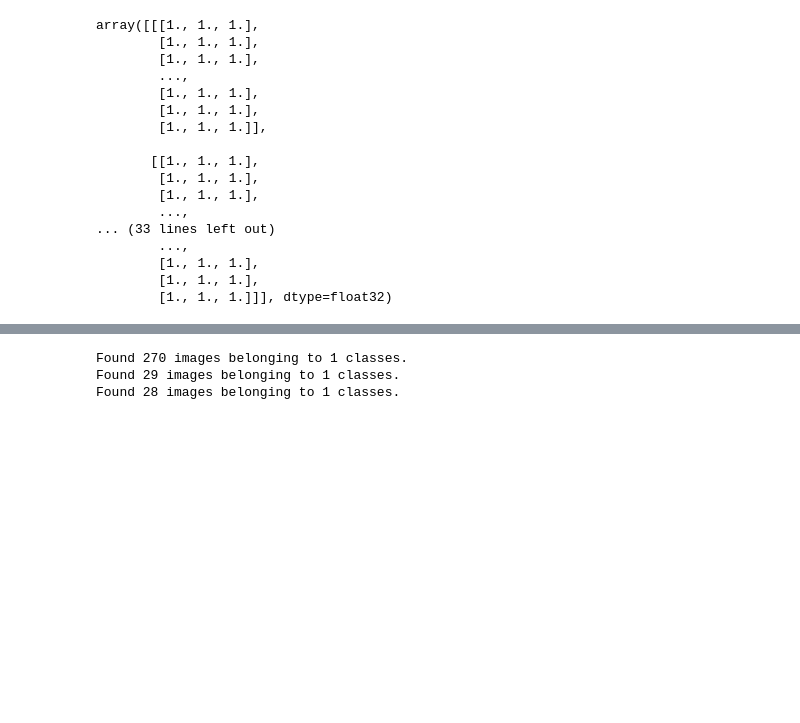
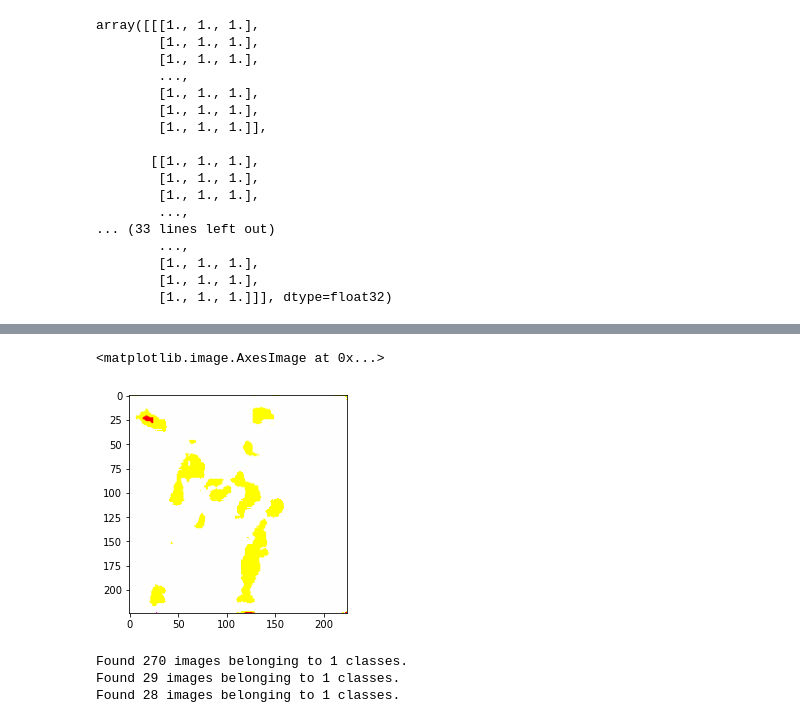
Before and after one commit to baekyk/DeepLearning_Project_CV, a Jupyter notebook: pikachu.ipynb, the cells around one changed output, grey strips where cells are left out. Saved outputs shown, nothing was run; the diff lists cells and outputs as text; code cells hidden in the pictures; blank space fills up the shorter version.

```diff
--- a/pikachu.ipynb
+++ b/pikachu.ipynb
@@ -318,3 +366,16 @@ plt.imshow(result[1])
+# %%
+aa =cv2.imread('./Website/static/sketch_00000001.png')
+# %%
+aa = tf.expand_dims(aa,axis=0)
+# %%
+res = model.predict(aa)
+# %%
+res = res[0]
+# %%
+plt.imshow(res)
+# %% [output]
+<matplotlib.image.AxesImage at 0x...>
+[figure, added]
 # %%
 train_directory = './pikachu_train/'
 test_directory = './pikachu_sketch/'
```
Also changed, not shown: parts of 13 cells of this notebook, 3 other files.
